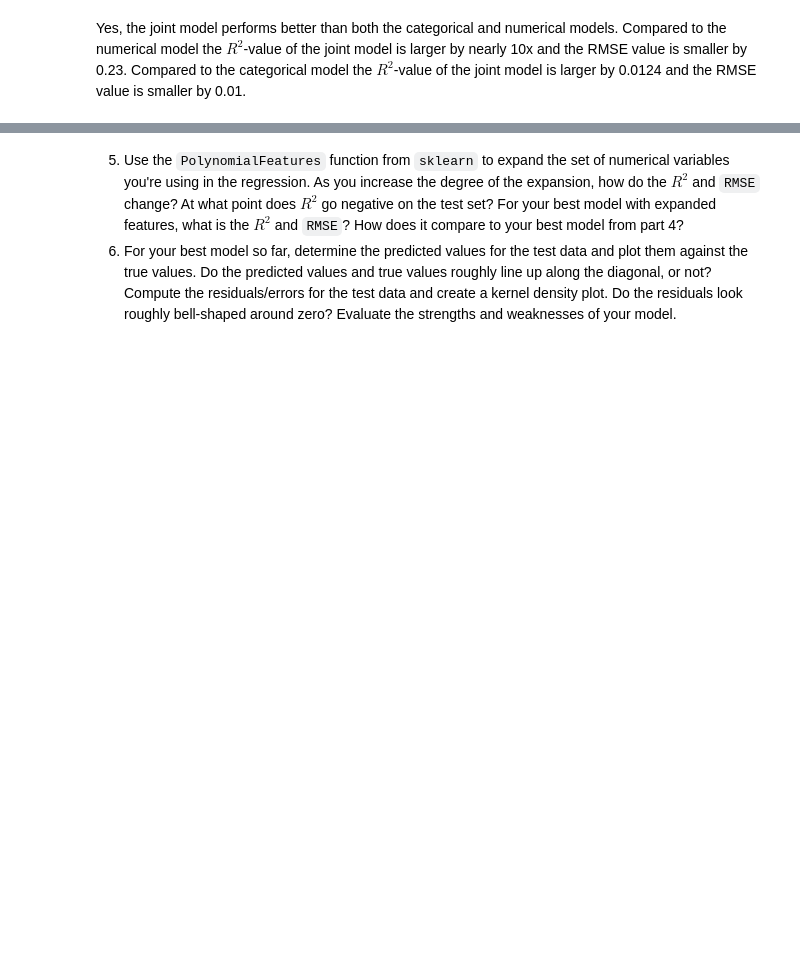
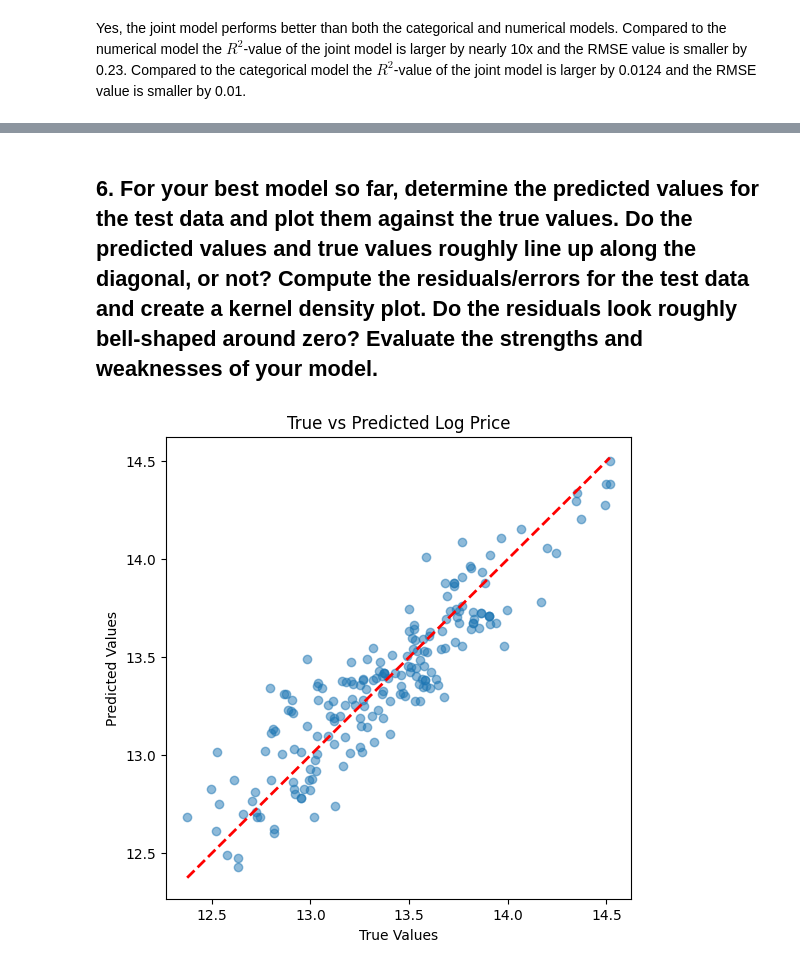
Before and after one commit to MaxGuryan9/week_8, a Jupyter notebook: Q_2.ipynb, the cells around one changed output, grey strips where cells are left out. Saved outputs shown, nothing was run; the diff lists cells and outputs as text; code cells hidden in the pictures; blank space fills up the shorter version.

```diff
--- a/Q_2.ipynb
+++ b/Q_2.ipynb
@@ -288,3 +413,2 @@ Yes, the joint model performs better than both the categorical and numerical mod
 # %% [markdown]
-  5. Use the `PolynomialFeatures` function from `sklearn` to expand the set of numerical variables you're using in the regression. As you increase the degree of the expansion, how do the $R^2$ and `RMSE` change? At what point does $R^2$ go negative on the test set? For your best model with expanded features, what is the $R^2$ and `RMSE`? How does it compare to your best model from part 4?
-  6. For your best model so far, determine the predicted values for the test data and plot them against the true values. Do the predicted values and true values roughly line up along the diagonal, or not? Compute the residuals/errors for the test data and create a kernel density plot. Do the residuals look roughly bell-shaped around zero? Evaluate the strengths and weaknesses of your model.
+ ## 6. For your best model so far, determine the predicted values for the test data and plot them against the true values. Do the predicted values and true values roughly line up along the diagonal, or not? Compute the residuals/errors for the test data and create a kernel density plot. Do the residuals look roughly bell-shaped around zero? Evaluate the strengths and weaknesses of your model.
@@ -290,0 +457,11 @@ Yes, the joint model performs better than both the categorical and numerical mod
+# %%
+plt.figure(figsize=(6, 6))
+plt.scatter(y_test_full, y_pred_poly, alpha=0.5)
+plt.plot([y_test_full.min(), y_test_full.max()],
+         [y_test_full.min(), y_test_full.max()], 'r--', lw=2)
+plt.xlabel('True Values')
+plt.ylabel('Predicted Values')
+plt.title('True vs Predicted Log Price')
+plt.show()
+# %% [output]
+[figure, added]
```
Also changed, not shown: parts of 11 cells of this notebook.
